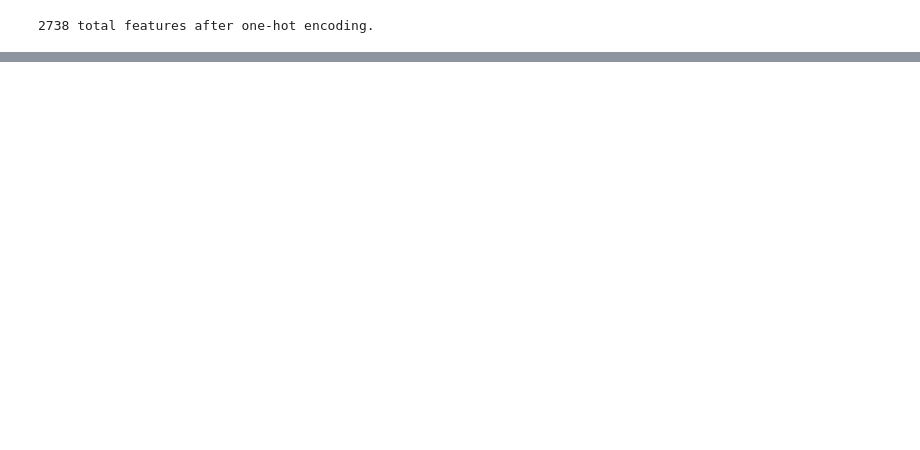
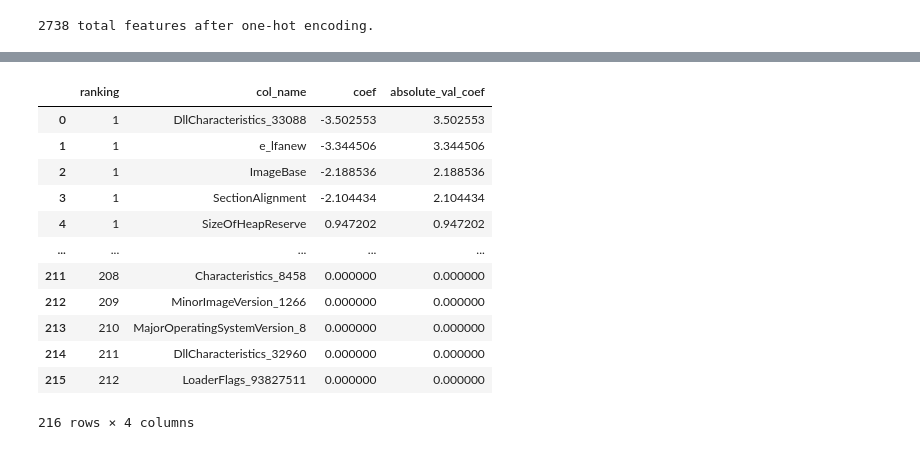
Before and after one commit to zenUnicorn/ML_on_CLAMP, a Jupyter notebook: Test.ipynb, the cells around one changed output, grey strips where cells are left out. Saved outputs shown, nothing was run; the diff lists cells and outputs as text; code cells hidden in the pictures; blank space fills up the shorter version.

```diff
--- a/Test.ipynb
+++ b/Test.ipynb
@@ -406,0 +427,24 @@ logreg_roc_auc = #TODO
+# %%
+from sklearn.feature_selection import RFE
+selector = RFE(logreg, n_features_to_select=5, step=1)
+selector = selector.fit(X_train,y_train)
+
+importance_df = pd.DataFrame({"ranking":selector.ranking_, "col_name":X_train.columns,
+                             "coef":selector.estimator.coef_[0], "absolute_val_coef":list(map(abs, selector.estimator.coef_[0]))
+                             }).sort_values(["ranking","absolute_val_coef"], ascending=[True,False]).reset_index(drop=True)
+# %%
+importance_df
+# %% [output]
+|  | ranking | col_name | coef | absolute_val_coef |
+| 0 | 1 | DllCharacteristics_33088 | -3.502553 | 3.502553 |
+| 1 | 1 | e_lfanew | -3.344506 | 3.344506 |
+| 2 | 1 | ImageBase | -2.188536 | 2.188536 |
+| 3 | 1 | SectionAlignment | -2.104434 | 2.104434 |
+| 4 | 1 | SizeOfHeapReserve | 0.947202 | 0.947202 |
+| ... | ... | ... | ... | ... |
+| 211 | 208 | Characteristics_8458 | 0.000000 | 0.000000 |
+| 212 | 209 | MinorImageVersion_1266 | 0.000000 | 0.000000 |
+| 213 | 210 | MajorOperatingSystemVersion_8 | 0.000000 | 0.000000 |
+| 214 | 211 | DllCharacteristics_32960 | 0.000000 | 0.000000 |
+| 215 | 212 | LoaderFlags_93827511 | 0.000000 | 0.000000 |
+216 rows × 4 columns
```
Also changed, not shown: parts of 39 cells of this notebook.
